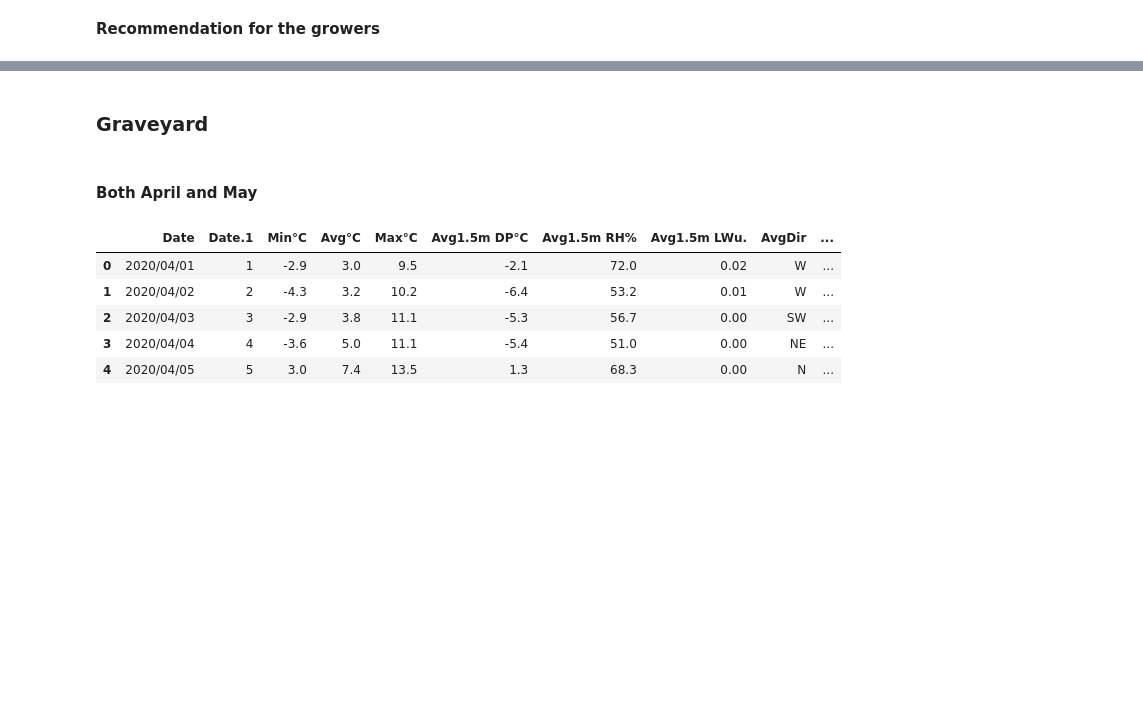
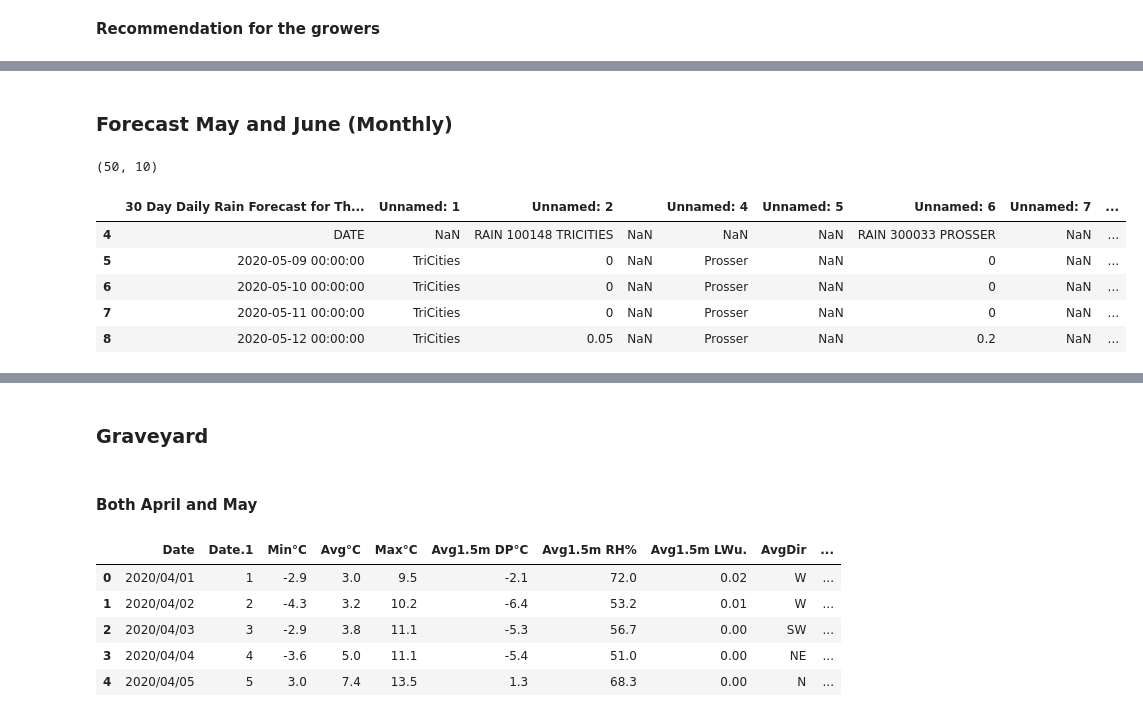
Before and after one commit to d-linnard/LateBlight, a Jupyter notebook: Scripts/Lateblight_2021.ipynb, the cells around one changed output, grey strips where cells are left out. Saved outputs shown, nothing was run; the diff lists cells and outputs as text; code cells hidden in the pictures; blank space fills up the shorter version.

```diff
--- a/Scripts/Lateblight_2021.ipynb
+++ b/Scripts/Lateblight_2021.ipynb
@@ -283,0 +390,15 @@ Recommendation: Late blight is not likely, fungicide application is not recommen
+# %% [markdown]
+### Forecast May and June (Monthly)
+# %%
+df_forecast = pd.read_excel('C:/Users/sudha.gcupadhaya/Desktop/LateBlight/Forecasts/30DaySpotForecasts/5-9_6-13.xlsx', engine='openpyxl')
+print(df_forecast.shape)
+df_forecast = df_forecast.iloc[4:41]
+df_forecast.head()
+# %% [output]
+(50, 10)
+|  | 30 Day Daily Rain Forecast for Th... | Unnamed: 1 | Unnamed: 2 |  | Unnamed: 4 | Unnamed: 5 | Unnamed: 6 | Unnamed: 7 | ... |
+| 4 | DATE | NaN | RAIN 100148 TRICITIES | NaN | NaN | NaN | RAIN 300033 PROSSER | NaN | ... |
+| 5 | 2020-05-09 00:00:00 | TriCities | 0 | NaN | Prosser | NaN | 0 | NaN | ... |
+| 6 | 2020-05-10 00:00:00 | TriCities | 0 | NaN | Prosser | NaN | 0 | NaN | ... |
+| 7 | 2020-05-11 00:00:00 | TriCities | 0 | NaN | Prosser | NaN | 0 | NaN | ... |
+| 8 | 2020-05-12 00:00:00 | TriCities | 0.05 | NaN | Prosser | NaN | 0.2 | NaN | ... |
```
Also changed, not shown: parts of 32 cells of this notebook.
